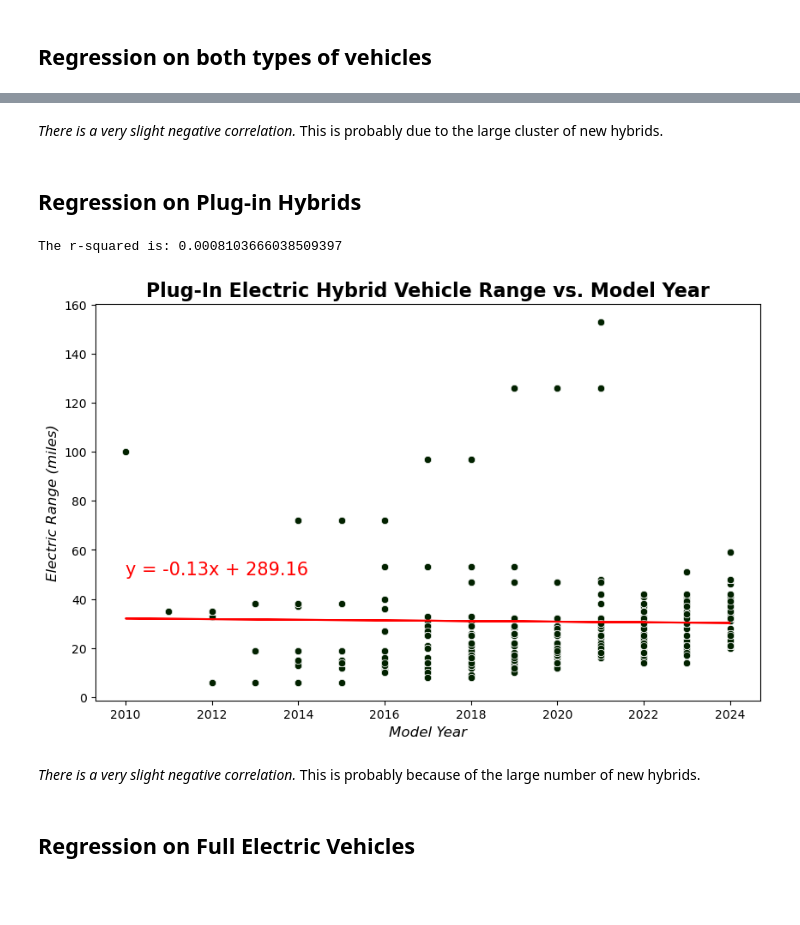
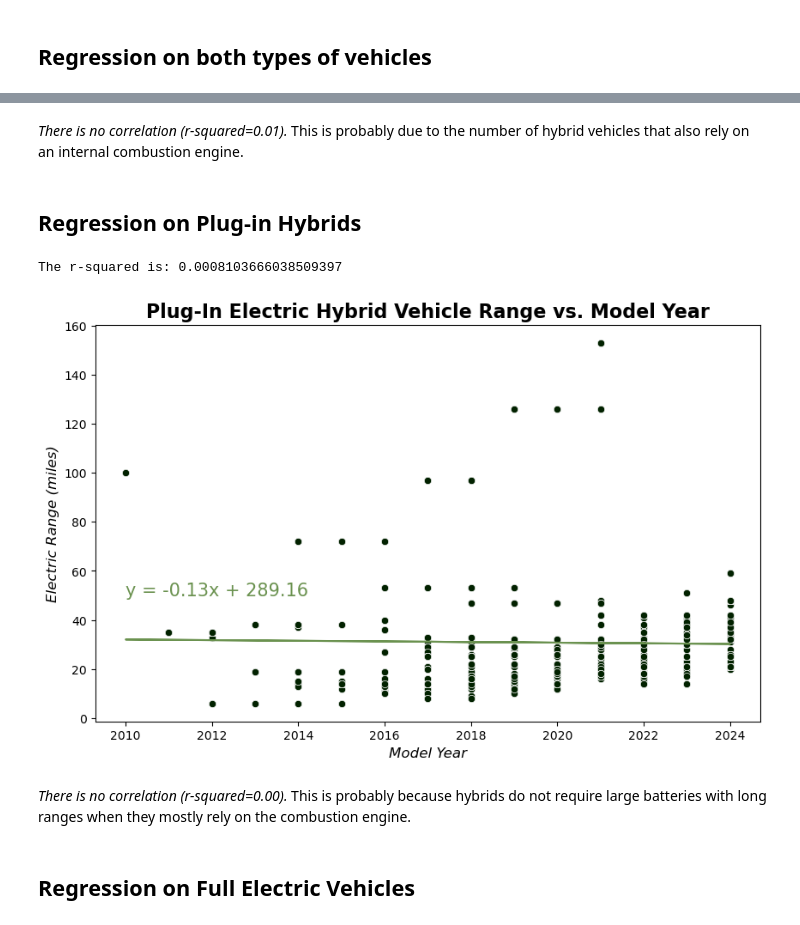
Before and after one commit to wrp94/project-1-group-02, a Jupyter notebook: regressions/linear_regression.ipynb, the cells around one changed output, grey strips where cells are left out. Drawn from its saved outputs; the diff is of its cells as text; code cells hidden in the pictures; blank space fills up the shorter version.

```diff
--- a/regressions/linear_regression.ipynb
+++ b/regressions/linear_regression.ipynb
@@ -52,5 +64,5 @@ The r-squared is: 0.00538442083209442
 # %% [markdown]
-*There is a very slight negative correlation.* This is probably due to the large cluster of new hybrids.
+*There is no correlation (r-squared=0.01).* This is probably due to the number of hybrid vehicles that also rely on an internal combustion engine.
 # %%
 # separate electric cars into hybrid and full electric
 hybrid_df = df.loc[df["Electric Vehicle Type"].str.contains("PHEV")]
@@ -59,31 +71,42 @@ full_electric_df = df.loc[df["Electric Vehicle Type"].str.contains("BEV")]
 ## Regression on Plug-in Hybrids
 # %%
 # plot hybrid vehicle range vs. model year with the regression line
+
+# set up variables for linear regression and plotting
 hybrid_model_year = hybrid_df["Model Year"]
 hybrid_range = hybrid_df["Electric Range"]
 
+# perform linear regression
 (hybrid_slope, hybrid_intercept, hybrid_rvalue, pvalue, stderr) = linregress(hybrid_model_year, hybrid_range)
 hybrid_line_eq = f"y = {hybrid_slope:.2f}x + {hybrid_intercept:.2f}"
 hybrid_regress_values = hybrid_slope * hybrid_model_year + hybrid_intercept
 
+# set up plot
 plt.figure(figsize=(10, 6))
 
+# plot
 sns.scatterplot(x=hybrid_model_year, y=hybrid_range, color="#022200")
-plt.plot(hybrid_model_year, hybrid_regress_values, "r-")
+plt.plot(hybrid_model_year, hybrid_regress_values, color="#6B9250")
 
+# format plot
 plt.title("Plug-In Electric Hybrid Vehicle Range vs. Model Year", fontsize=16, fontweight="bold")
 plt.ylabel("Electric Range (miles)", fontsize=12, fontstyle="italic")
 plt.xlabel("Model Year", fontsize=12, fontstyle="italic")
 
-plt.annotate(hybrid_line_eq, (2010, 50), fontsize=15, color="red")
+# add regression line equation
+plt.annotate(hybrid_line_eq, (2010, 50), fontsize=15, color="#6B9250")
 
+# print r-squared
 print(f"The r-squared is: {hybrid_rvalue**2}")
+
+# save/show plot
+plt.savefig("images/hybrid_regression.png")
 plt.show()
 # %% [output]
 The r-squared is: 0.0008103666038509397
-[figure, old version]
+[figure, new version]
-# %% [markdown]
-*There is a very slight negative correlation.* This is probably because of the large number of new hybrids.
+# %% [markdown]
+*There is no correlation (r-squared=0.00).* This is probably because hybrids do not require large batteries with long ranges when they mostly rely on the combustion engine.
 # %% [markdown]
 ## Regression on Full Electric Vehicles
 # %%
```
Also changed, not shown: parts of 3 cells of this notebook, 3 other files.
